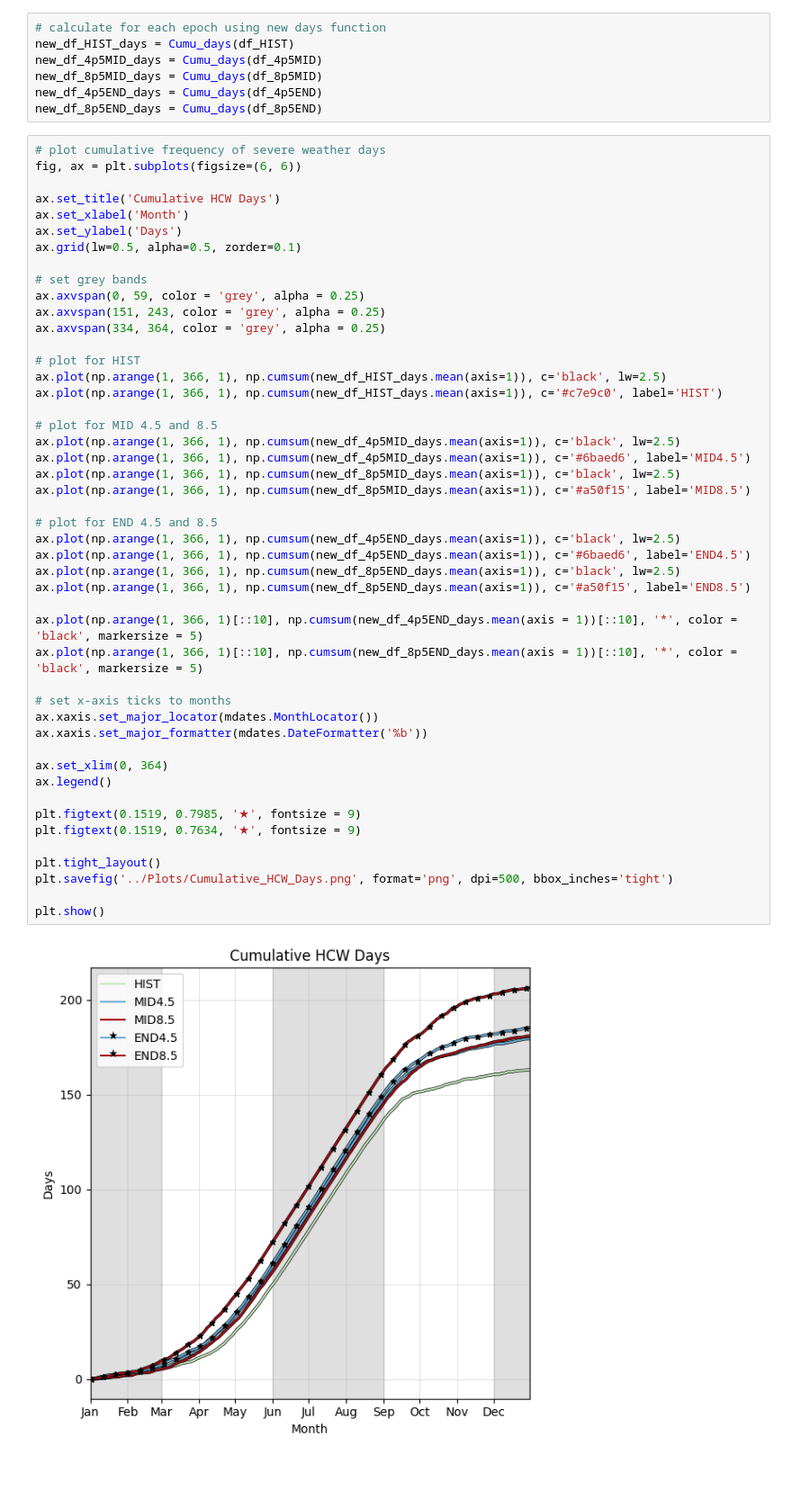
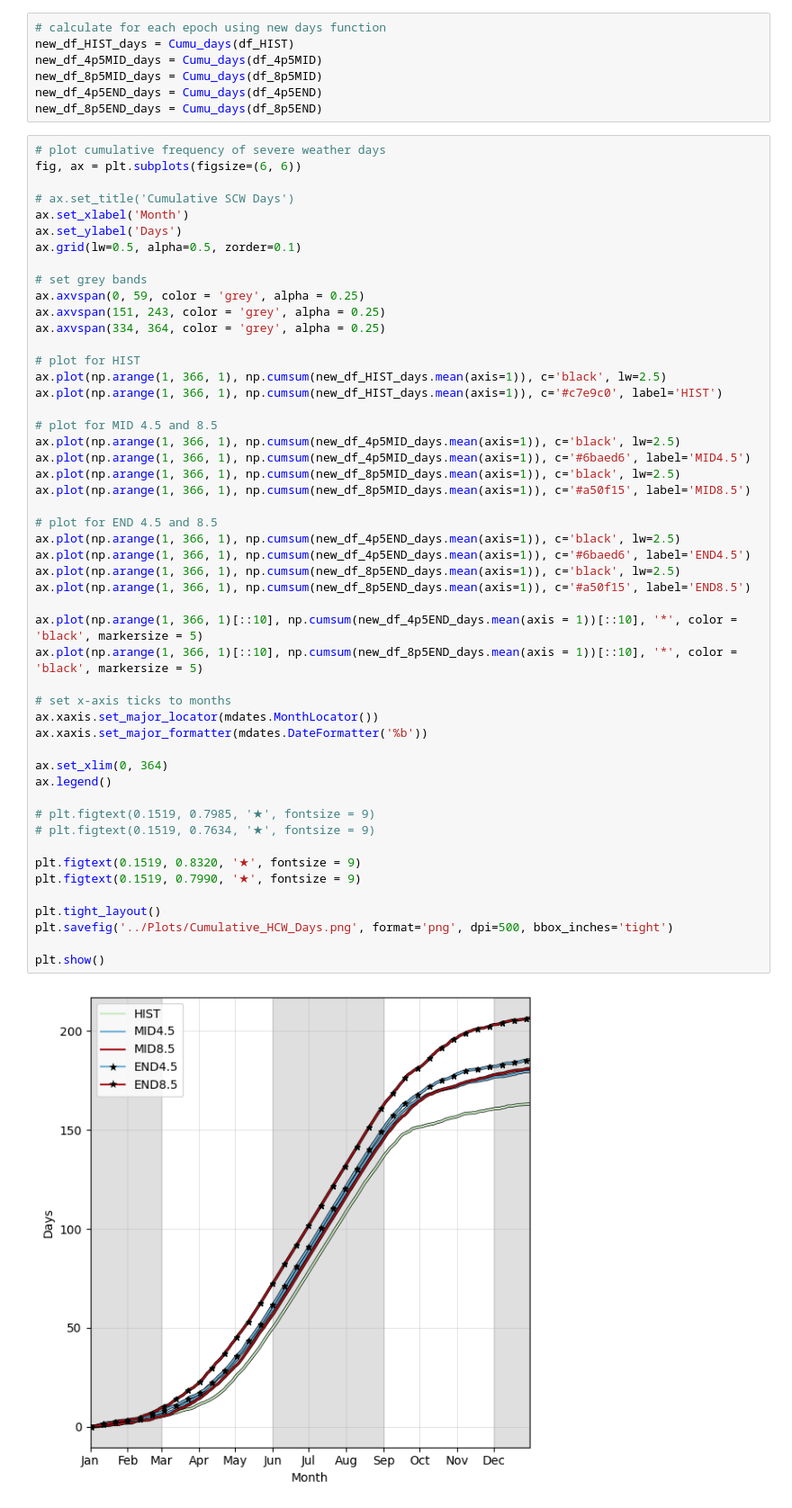
Before and after one commit to caitroufa/SYN_SERV, a Jupyter notebook: Code/Cumu_Freq_Diagram.ipynb, the cells around one changed output. Shown at 90% size. Saved outputs shown, nothing was run; the diff lists cells and outputs as text; blank space fills up the shorter version.

```diff
--- a/Code/Cumu_Freq_Diagram.ipynb
+++ b/Code/Cumu_Freq_Diagram.ipynb
@@ -249,7 +249,7 @@ new_df_8p5END_days = Cumu_days(df_8p5END)
 # plot cumulative frequency of severe weather days
 fig, ax = plt.subplots(figsize=(6, 6))
 
-ax.set_title('Cumulative HCW Days')
+# ax.set_title('Cumulative SCW Days')
 ax.set_xlabel('Month')
 ax.set_ylabel('Days')
 ax.grid(lw=0.5, alpha=0.5, zorder=0.1)
@@ -264,36 +264,39 @@ ax.plot(np.arange(1, 366, 1), np.cumsum(new_df_HIST_days.mean(axis=1)), c='black
 ax.plot(np.arange(1, 366, 1), np.cumsum(new_df_HIST_days.mean(axis=1)), c='#c7e9c0', label='HIST')
 
 # plot for MID 4.5 and 8.5
 ax.plot(np.arange(1, 366, 1), np.cumsum(new_df_4p5MID_days.mean(axis=1)), c='black', lw=2.5)
 ax.plot(np.arange(1, 366, 1), np.cumsum(new_df_4p5MID_days.mean(axis=1)), c='#6baed6', label='MID4.5')
 ax.plot(np.arange(1, 366, 1), np.cumsum(new_df_8p5MID_days.mean(axis=1)), c='black', lw=2.5)
 ax.plot(np.arange(1, 366, 1), np.cumsum(new_df_8p5MID_days.mean(axis=1)), c='#a50f15', label='MID8.5')
 
 # plot for END 4.5 and 8.5
 ax.plot(np.arange(1, 366, 1), np.cumsum(new_df_4p5END_days.mean(axis=1)), c='black', lw=2.5)
 ax.plot(np.arange(1, 366, 1), np.cumsum(new_df_4p5END_days.mean(axis=1)), c='#6baed6', label='END4.5')
 ax.plot(np.arange(1, 366, 1), np.cumsum(new_df_8p5END_days.mean(axis=1)), c='black', lw=2.5)
 ax.plot(np.arange(1, 366, 1), np.cumsum(new_df_8p5END_days.mean(axis=1)), c='#a50f15', label='END8.5')
 
 ax.plot(np.arange(1, 366, 1)[::10], np.cumsum(new_df_4p5END_days.mean(axis = 1))[::10], '*', color = 'black', markersize = 5)
 ax.plot(np.arange(1, 366, 1)[::10], np.cumsum(new_df_8p5END_days.mean(axis = 1))[::10], '*', color = 'black', markersize = 5)
 
 # set x-axis ticks to months
 ax.xaxis.set_major_locator(mdates.MonthLocator())
 ax.xaxis.set_major_formatter(mdates.DateFormatter('%b'))
 
 ax.set_xlim(0, 364)
 ax.legend()
 
-plt.figtext(0.1519, 0.7985, '★', fontsize = 9)
-plt.figtext(0.1519, 0.7634, '★', fontsize = 9)
+# plt.figtext(0.1519, 0.7985, '★', fontsize = 9)
+# plt.figtext(0.1519, 0.7634, '★', fontsize = 9)
+
+plt.figtext(0.1519, 0.8320, '★', fontsize = 9)
+plt.figtext(0.1519, 0.7990, '★', fontsize = 9)
 
 plt.tight_layout()
 plt.savefig('../Plots/Cumulative_HCW_Days.png', format='png', dpi=500, bbox_inches='tight')
 
 plt.show()
 # %% [output]
-[figure, old version]
+[figure, new version]
 # %%
 # plot cumulative frequency diagram of HCW counts
 fig, ax = plt.subplots(figsize=(6, 6))
```
Also changed, not shown: parts of 7 cells of this notebook.
